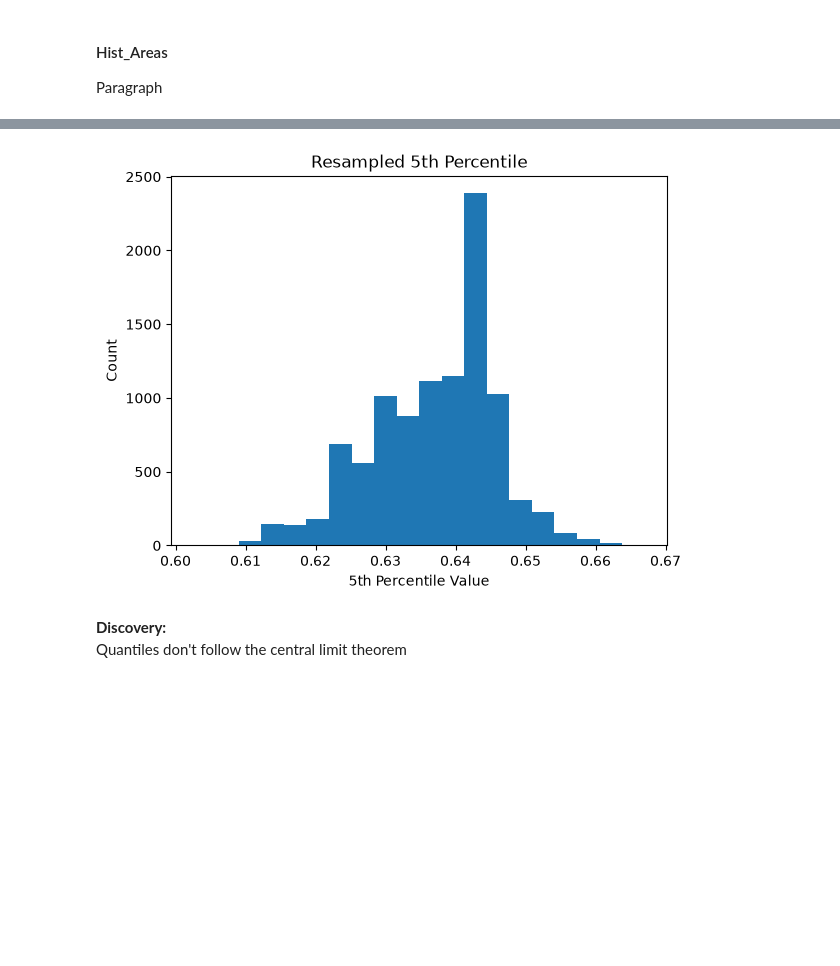
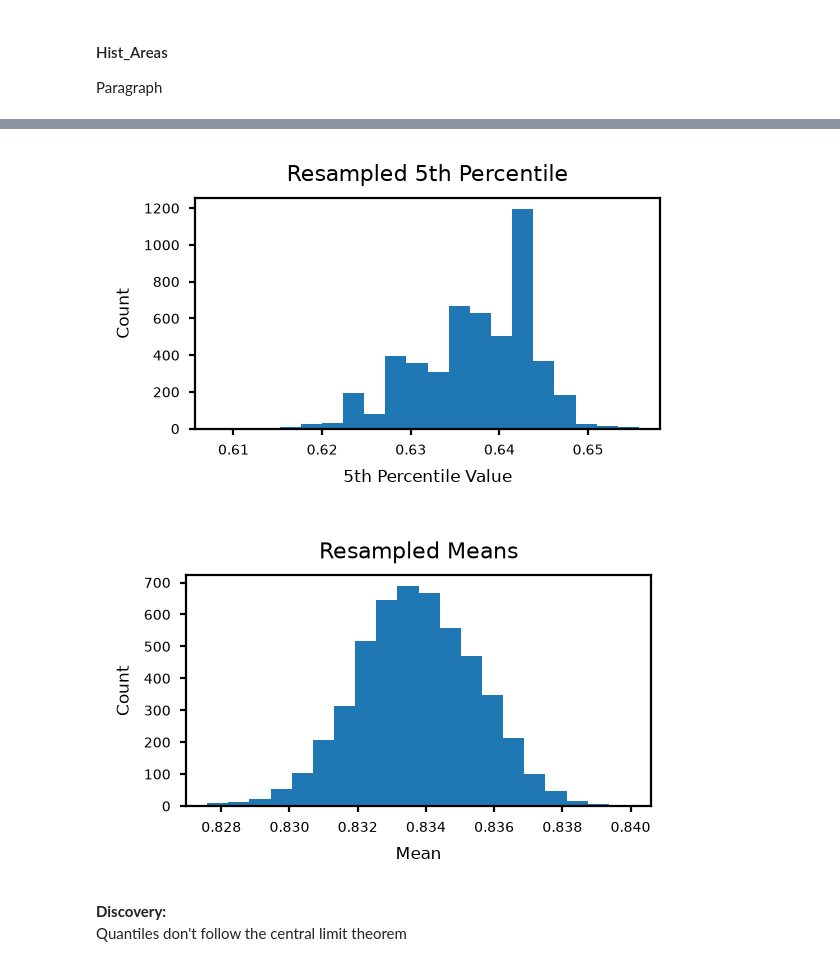
Before and after one commit to EvansOMalley/Personal-Project-Summer-2026, a Jupyter notebook: Summer-2026.ipynb, the cells around one changed output, grey strips where cells are left out. Drawn from its saved outputs; the diff is of its cells as text; code cells hidden in the pictures; blank space fills up the shorter version.

```diff
--- a/Summer-2026.ipynb
+++ b/Summer-2026.ipynb
@@ -404,7 +437,7 @@ Start inventing some summary statistics
 #### Hist_Areas
 Paragraph
 # %%
-def hist_areas(dfref = pd.DataFrame):
+def Hist_Areas(dfref = pd.DataFrame):
     df = dfref.copy()
     def _responses(x):
         responses = x.value_counts()
@@ -456,6 +489,6 @@ for r in range(16):
 # %%
-comparisons = np.ravel(hist_areas_df)
-p = 5
-unlike_lim = np.percentile(comparisons, p)
-alike_lim = np.percentile(comparisons, 100 - p)
+HA_Comparisons = np.ravel(Hist_Areas_DF)
+per = 5
+unlike_lim = np.percentile(HA_Comparisons, per)
+alike_lim = np.percentile(HA_Comparisons, 100 - per)
 # %%
@@ -488,23 +526,32 @@ HAfig.set_dpi(200)
 # %%
 HA_unlike_lims = np.array([])
-HA_alike_lims = np.array([])
-for h in np.arange(1e4):
-    HA_rs = np.random.choice(comparisons,
-                      size = len(comparisons) // 2, replace = True
+HA_means = np.array([])
+for h in np.arange(5e3):
+    HA_rs = np.random.choice(HA_Comparisons,
+                      size = len(HA_Comparisons), replace = True
                   )
-    HA_rs_unlike_lim = np.percentile(HA_rs, p)
-    HA_rs_alike_lim = np.percentile(HA_rs, 100 - p)
+    HA_rs_unlike_lim = np.percentile(HA_rs, per)
     HA_unlike_lims = np.append(HA_unlike_lims, HA_rs_unlike_lim)
-    HA_alike_lims = np.append(HA_alike_lims, HA_rs_alike_lim)
+    HA_rs_mean = np.mean(HA_rs)
+    HA_means = np.append(HA_means, HA_rs_mean)
 # %%
-u_fig, u_ax = plt.subplots()
-u_ax.set_ylabel("Count")
-u_ax.set_xlabel(f"{p}th Percentile Value")
-u_ax.set_title("Resampled 5th Percentile")
-u_ax.hist(HA_unlike_lims, bins = 20)
-u_ax.axis = ((0, 1, 0, 450))
+Hist(
+    data = HA_unlike_lims,
+    title = f"Resampled {per}th Percentile",
+    xlab = f"{per}th Percentile Value",
+    bins = 20,
+)
+
+Hist(
+    data = HA_means,
+    title = "Resampled Means",
+    xlab = "Mean",
+    bins = 20
+)
+pass
 # %% [output]
-[figure, old version]
+[figure, new version]
+[figure, added]
 # %% [markdown]
 __Discovery:__
 Quantiles don't follow the central limit theorem
```
Also changed, not shown: parts of 18 cells of this notebook.
